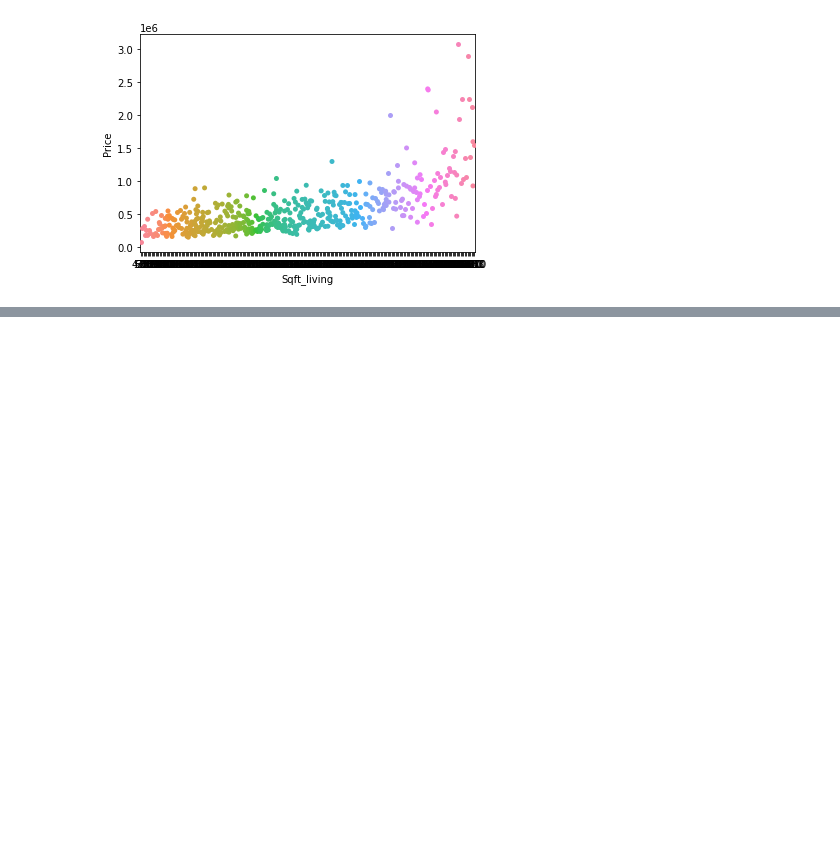
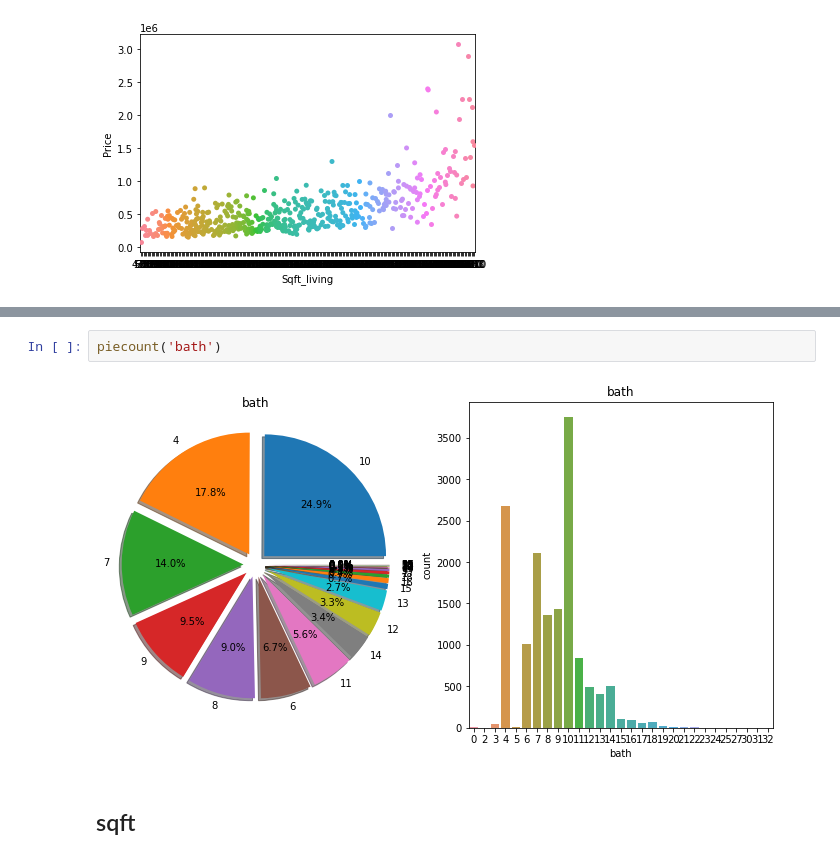
Before and after one commit to estela19/AIFFEL, a Jupyter notebook: exp06/[E-06]predict_price.ipynb, the cells around one changed output, grey strips where cells are left out. Saved outputs shown, nothing was run; the diff lists cells and outputs as text; blank space fills up the shorter version.

```diff
--- a/exp06/[E-06]predict_price.ipynb
+++ b/exp06/[E-06]predict_price.ipynb
@@ -348,0 +374,6 @@ piecount('bathrooms')
+# %%
+piecount('bath')
+# %% [output]
+[figure, added]
+# %% [markdown]
+## sqft
```
Also changed, not shown: parts of 23 cells of this notebook, 5 other files.
